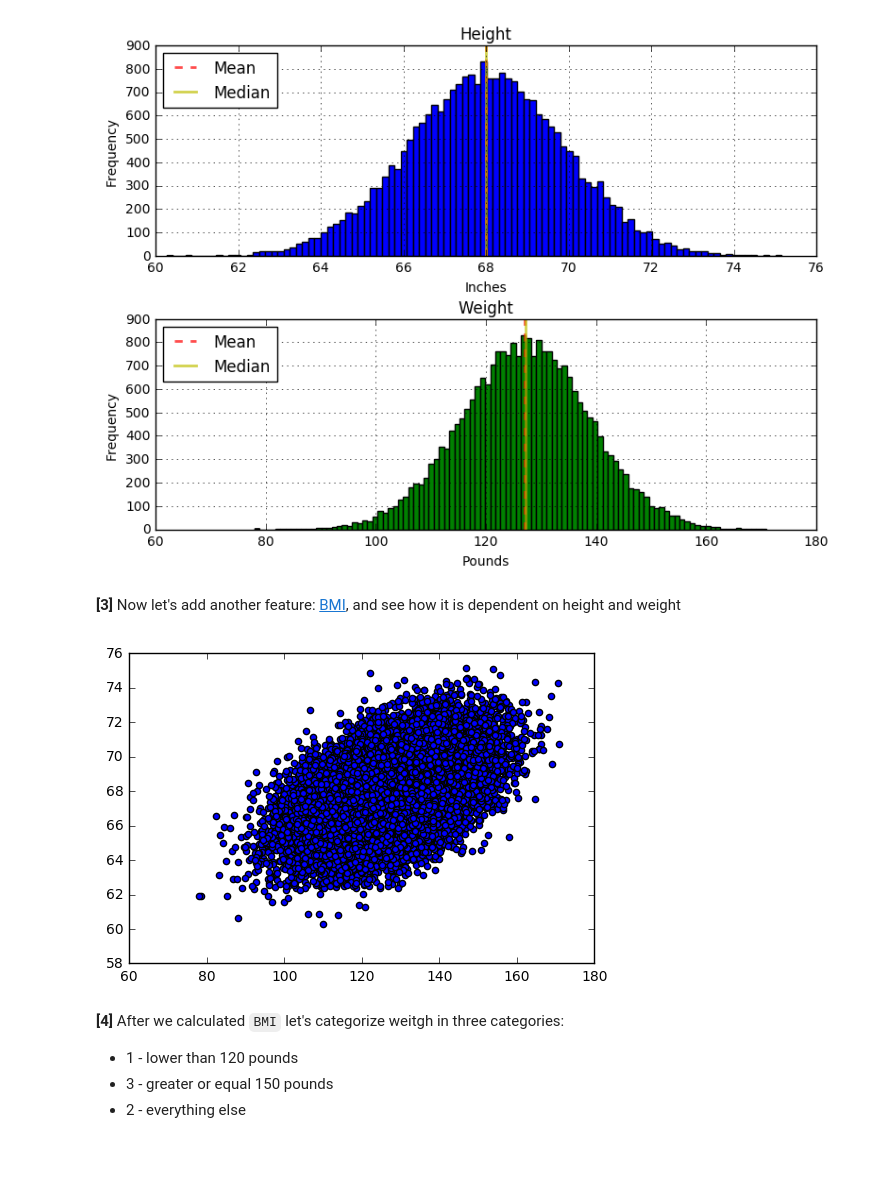
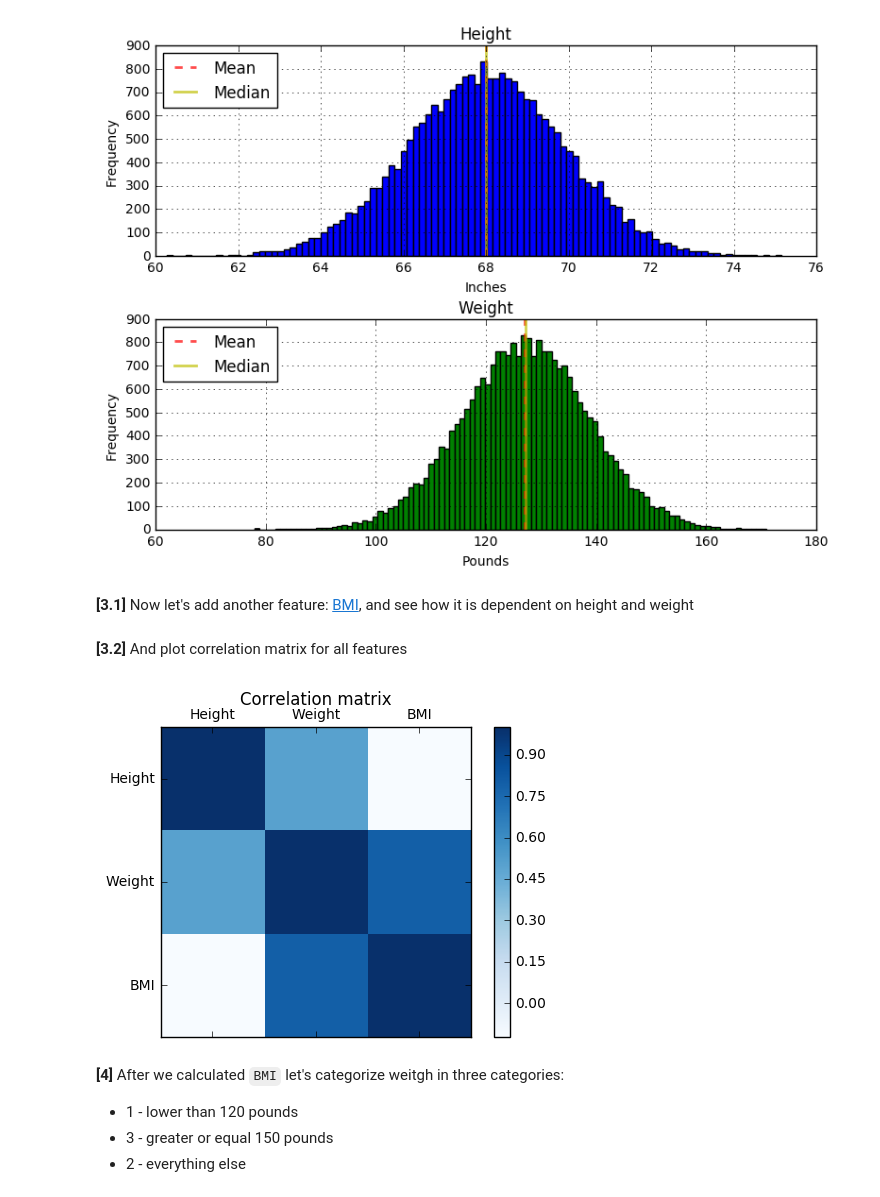
Before and after one commit to EvdokimovN/S7DataScience, a Jupyter notebook: S7DataScience.ipynb, the cells around one changed output. Cells and saved outputs as stored; diff of their text form; code cells hidden in the pictures; blank space fills up the shorter version.

```diff
--- a/S7DataScience.ipynb
+++ b/S7DataScience.ipynb
@@ -42,10 +42,11 @@ for col, axis, c, l in zip(df.columns, axes, COLORS, Xlabels):
 # %% [output]
 [figure]
 # %% [markdown]
-**[3]** Now let's add another feature: [BMI](https://en.wikipedia.org/wiki/Body_mass_index), and see how it is dependent on height and weight
+**[3.1]** Now let's add another feature: [BMI](https://en.wikipedia.org/wiki/Body_mass_index), and see how it is dependent on height and weight
 # %%
 # Since our data in inches and pounds we must apply conversion factor
-BMI_column = np.multiply(np.divide(df[weight_column_index], np.power(df[height_column_index],2)), 703)
+BMI_column = np.around(np.multiply(np.divide(df[weight_column_index], np.power(df[height_column_index],2)), 703),
+                       decimals=5)
 
 # Give a name to our new column
 BMI_column_index = "BMI"
@@ -53,12 +54,19 @@ df[BMI_column_index] = BMI_column
 
 # Make sure we actually added column to dataframe
 assert(BMI_column_index in df.columns)
-# %%
-plt.figure()
-plt.scatter(x=df[weight_column_index], y=df[height_column_index])
-plt.show()
-# %% [output]
-[figure, removed]
+# %% [markdown]
+**[3.2]** And plot correlation matrix for all features
+# %%
+fig = plt.figure()
+ax = fig.add_subplot(111)
+cax = ax.matshow(df.corr(), interpolation='nearest', cmap=plt.cm.Blues)
+fig.colorbar(cax)
+ax.set_xticklabels(['']+df.columns.tolist())
+ax.set_yticklabels(['']+df.columns.tolist())
+plt.title("Correlation matrix")
+plt.show()
+# %% [output]
+[figure, added]
 # %% [markdown]
 **[4]** After we calculated `BMI` let's categorize weitgh in three categories:
 + 1 - lower than 120 pounds
```
Also changed, not shown: parts of 3 cells of this notebook.
